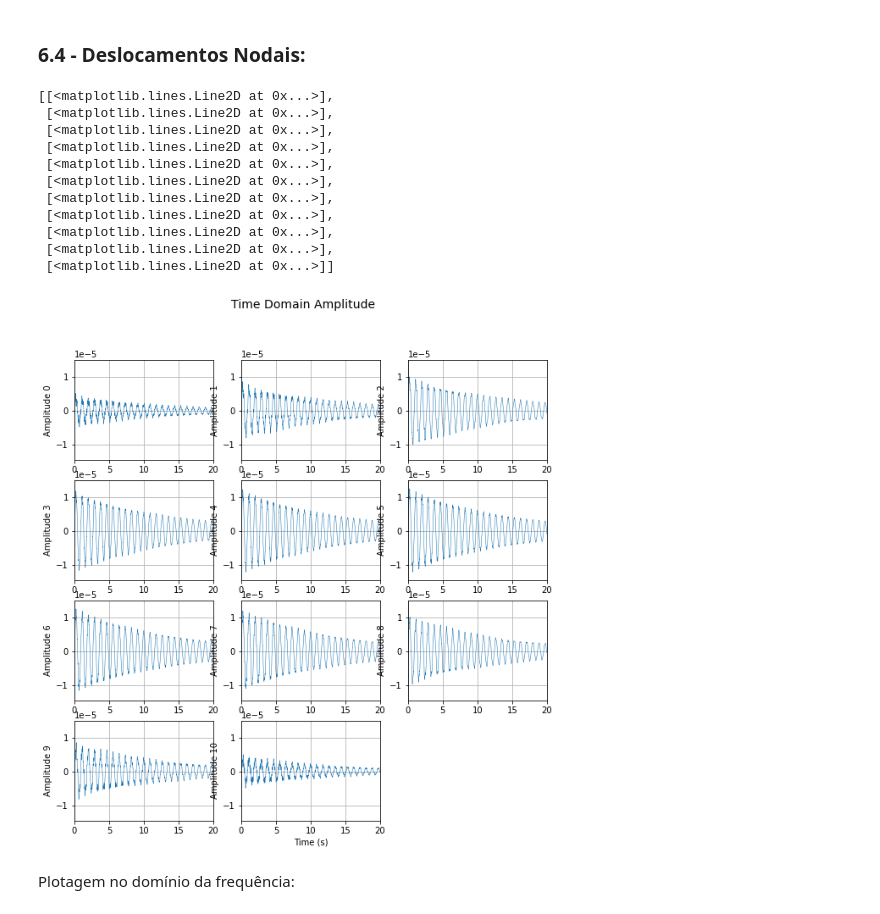
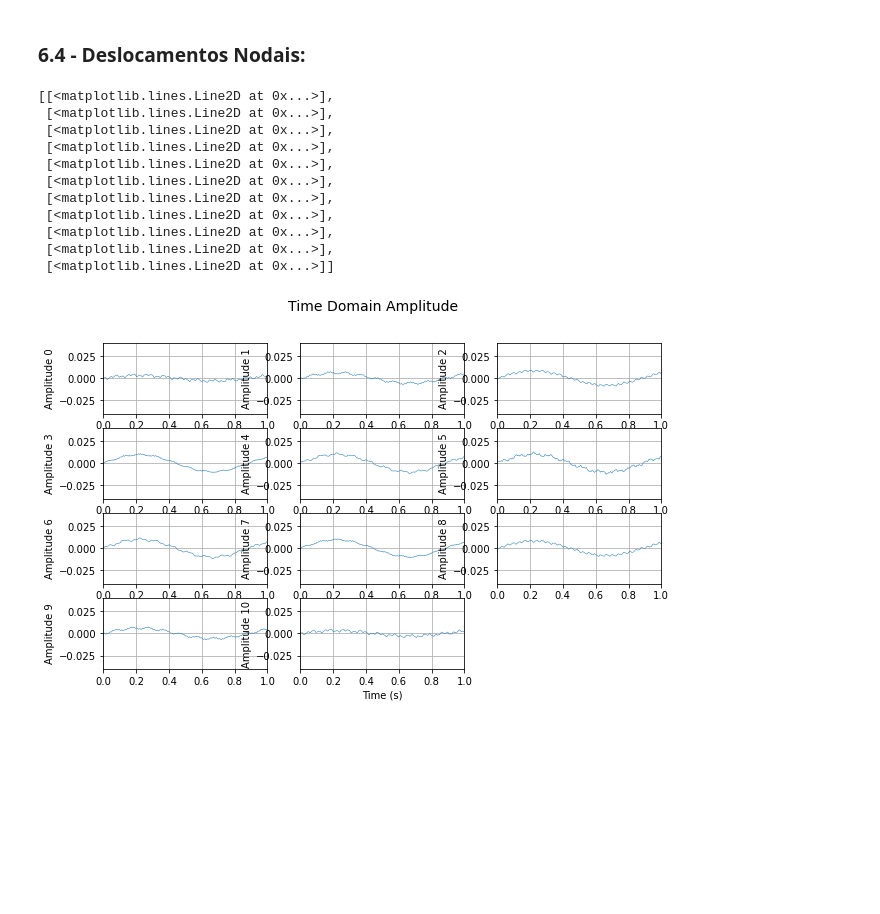
Before and after one commit to GarciaGabe/vibracoes, a Jupyter notebook: TRABALHOS/Trabalho 3/T3_0027550.ipynb, the cells around one changed output. Saved outputs shown, nothing was run; the diff lists cells and outputs as text; code cells hidden in the pictures; blank space fills up the shorter version.

```diff
--- a/TRABALHOS/Trabalho 3/T3_0027550.ipynb
+++ b/TRABALHOS/Trabalho 3/T3_0027550.ipynb
@@ -347,10 +347,5 @@ Será aplicado um impulso uniário no nó 6 (nó central da viga) para uma anál
 # %%
-FG = np.zeros((11,20*512))
-
-i0 = 0.05*512
-FG[6,0:16] = 32
-
-FG = MRPy(FG, fs=512)
-FG.plot_time(axis_t=(0,0.1,0,40))
-
-print("Carga aplicada em cada um dos graus de liberdade:")
+v0 = np.array([[0,0,0,0,0,1,0,0,0,0,0]]).T
+u0 = np.array([[0,0,0,0,0,0,0,0,0,0,0]]).T
+qMv0 = np.dot(np.dot(Phi.T, M), v0)
+qMu0 = np.dot(np.dot(Phi.T, M), u0)
@@ -416,7 +352,12 @@ Sao obtidas multiplicando os carregamentos anteriormente apresentados por cada u
 # %%
 Mk = np.diag(M)
 Kk = Mk*(wk**2)
-Fk = MRPy(np.dot(Phi.T,FG), fs=FG.fs)
-Fk.plot_time(axis_t=(0,0.5,0,20),figsize=(15,10))
-print()
+
+thi = np.zeros_like(Mk)
+u0i = np.zeros_like(Mk)
+
+for k in range(11):
+    thi[k] =  np.arctan(wk[k]*qMu0[k]/qMv0[k])
+    u0i[k] =  qMv0[k]/Mk[k]/np.cos(thi[k])/wk[k]
+    print('Modo {0:2} com fase {1:1.2f} rads e amplitude {2:6.2f}mm'.format(k+1, thi[k], 1000*u0i[k]))
 # %% [output]
@@ -424,23 +375,20 @@ print()
 # %% [markdown]
 ### 6.4 - Deslocamentos Nodais:
 # %%
-print()
-ak = MRPy(np.dot(np.diag(1/Mk), Fk), fs=Fk.fs)
-uk = ak.sdof_Duhamel(fk,zk)
-utot = MRPy(np.dot(Phi, uk), fs=uk.fs)
-utot.plot_time(figsize=(10,10))
+uk = MRPy.harmonic(NX=11, N=20480, fs=512, X0=u0i, f0=fk, phi=thi)
+#uk.plot_time(4, figsize=(8,6), axis_t=(0, 1, -0.005, 0.005))
+uN = MRPy(np.dot(Phi, uk), fs=512)
+uN.plot_time(1, figsize=(10,6), axis_t=(0, 1, -0.04, 0.04))
 # %% [output]
 [[<matplotlib.lines.Line2D at 0x...>],
  [<matplotlib.lines.Line2D at 0x...>],
  [<matplotlib.lines.Line2D at 0x...>],
  [<matplotlib.lines.Line2D at 0x...>],
  [<matplotlib.lines.Line2D at 0x...>],
  [<matplotlib.lines.Line2D at 0x...>],
  [<matplotlib.lines.Line2D at 0x...>],
  [<matplotlib.lines.Line2D at 0x...>],
  [<matplotlib.lines.Line2D at 0x...>],
  [<matplotlib.lines.Line2D at 0x...>],
  [<matplotlib.lines.Line2D at 0x...>]]
-[figure, old version]
+[figure, new version]
-# %% [markdown]
-Plotagem no domínio da frequência:
```
Also changed, not shown: parts of 13 cells of this notebook, 4 other files.
